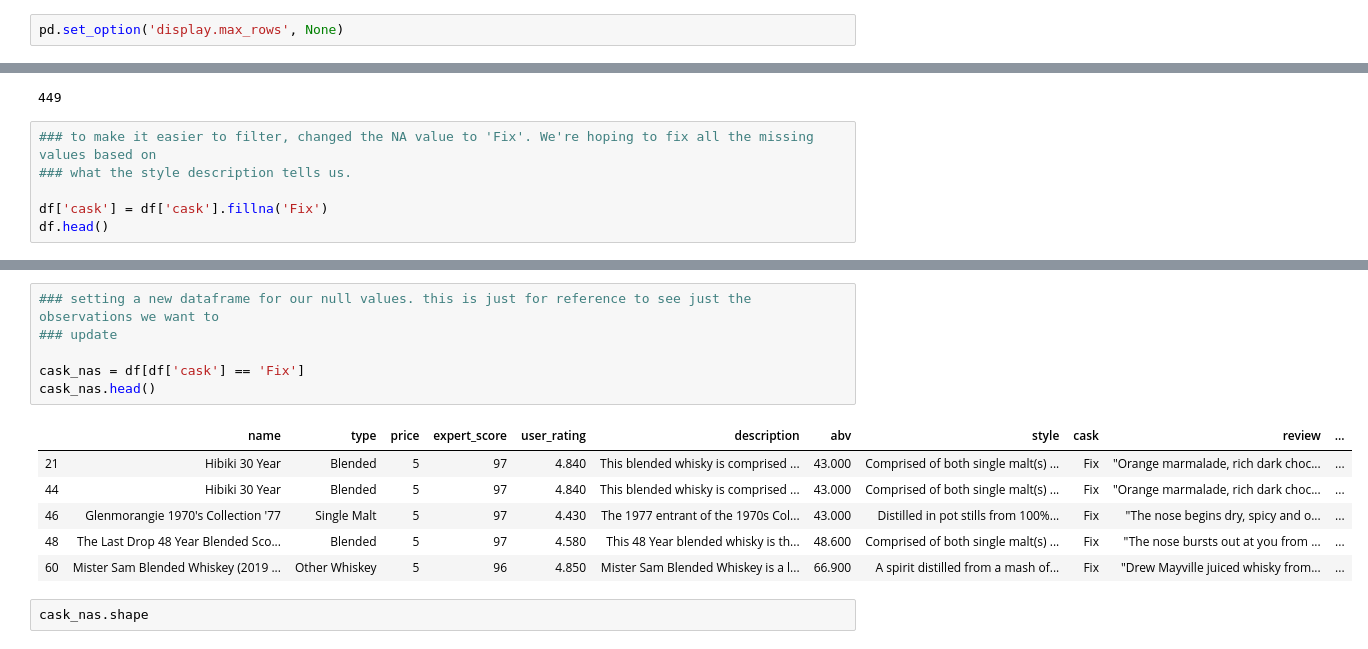
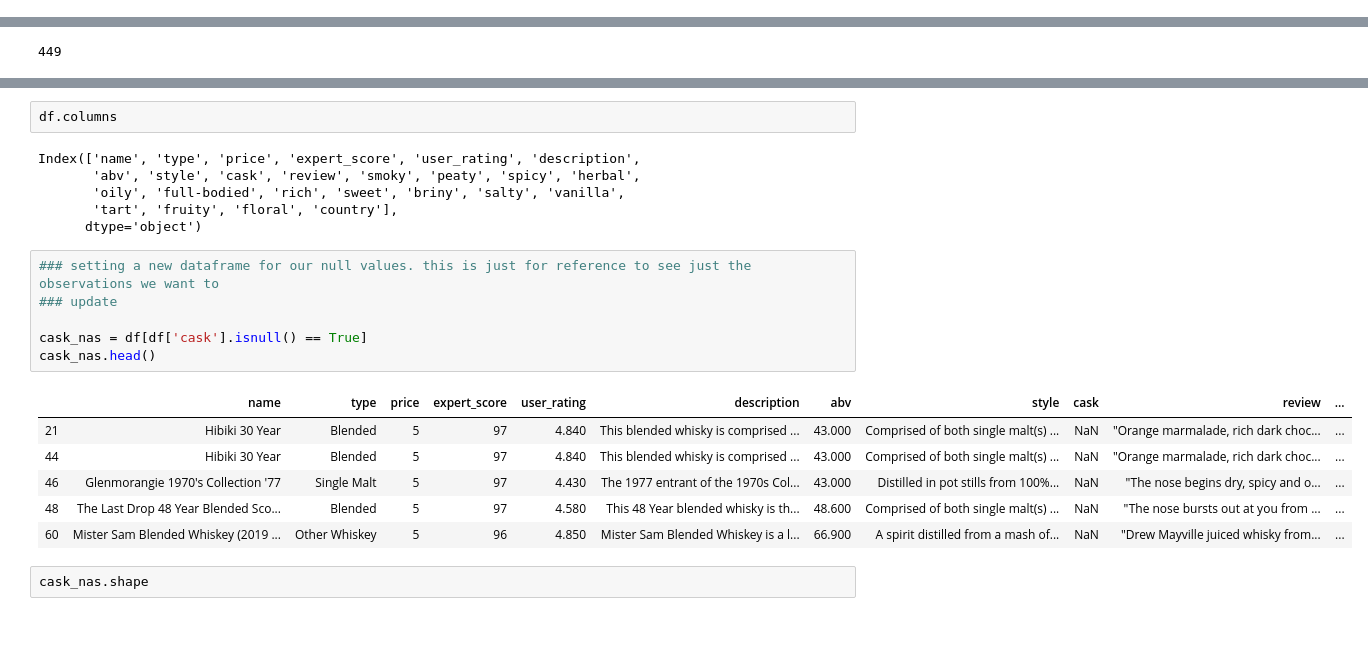
Before and after one commit to mcerow/whiskey_sommelier, a Jupyter notebook: maura-wip/EDA_FEAT_ENGINEER_MC.ipynb, the cells around one changed output, grey strips where cells are left out. Drawn from its saved outputs; the diff is of its cells as text.

```diff
--- a/maura-wip/EDA_FEAT_ENGINEER_MC.ipynb
+++ b/maura-wip/EDA_FEAT_ENGINEER_MC.ipynb
@@ -199,8 +199,6 @@ df.head()
 | 2 | George T. Stagg Bourbon (Fall 2019) | Bourbon | 4 | 98 | 4.590 | George T. Stagg Bourbon (Fall 201... | 58.450 | Produced anywhere in USA; Mash bi... | new, charred American oak | "Lots of oak shows up on the nose... | ... |
 | 3 | Bowmore Mizunara Cask Finish | Peated Single Malt | 5 | 98 | 4.190 | This is the first-ever official I... | 53.900 | 100% malted barley from a single ... | ex-bourbon, ex-sherry, new Mizuna... | "Though the time in Mizunara oak ... | ... |
 | 4 | The Macallan M | Single Malt | 5 | 98 | 4.190 | A 6-litre Lalique decanter of thi... | 47.700 | Distilled in pot stills from 100%... | sherry oak casks | "The aroma is that pleasing bouqu... | ... |
-# %%
-pd.set_option('display.max_rows', None)
 # %%
 ### A lot of the style observations include the cask. The plan is to parse through the styles to pull out the cask
 ### details for each null value.
@@ -214,9 +212,3 @@ df['style'].iloc[0]
 df['cask'].isnull().sum()
 # %% [output]
 449
-# %%
-### to make it easier to filter, changed the NA value to 'Fix'. We're hoping to fix all the missing values based on
-### what the style description tells us.
-
-df['cask'] = df['cask'].fillna('Fix')
-df.head()
@@ -230,16 +215,24 @@ df.head()
+# %%
+df.columns
+# %% [output]
+Index(['name', 'type', 'price', 'expert_score', 'user_rating', 'description',
+       'abv', 'style', 'cask', 'review', 'smoky', 'peaty', 'spicy', 'herbal',
+       'oily', 'full-bodied', 'rich', 'sweet', 'briny', 'salty', 'vanilla',
+       'tart', 'fruity', 'floral', 'country'],
+      dtype='object')
 # %%
 ### setting a new dataframe for our null values. this is just for reference to see just the observations we want to
 ### update
 
-cask_nas = df[df['cask'] == 'Fix']
+cask_nas = df[df['cask'].isnull() == True]
 cask_nas.head()
 # %% [output]
 |  | name | type | price | expert_score | user_rating | description | abv | style | cask | review | ... |
-| 21 | Hibiki 30 Year | Blended | 5 | 97 | 4.840 | This blended whisky is comprised ... | 43.000 | Comprised of both single malt(s) ... | Fix | "Orange marmalade, rich dark choc... | ... |
-| 44 | Hibiki 30 Year | Blended | 5 | 97 | 4.840 | This blended whisky is comprised ... | 43.000 | Comprised of both single malt(s) ... | Fix | "Orange marmalade, rich dark choc... | ... |
-| 46 | Glenmorangie 1970's Collection '77 | Single Malt | 5 | 97 | 4.430 | The 1977 entrant of the 1970s Col... | 43.000 | Distilled in pot stills from 100%... | Fix | "The nose begins dry, spicy and o... | ... |
-| 48 | The Last Drop 48 Year Blended Sco... | Blended | 5 | 97 | 4.580 | This 48 Year blended whisky is th... | 48.600 | Comprised of both single malt(s) ... | Fix | "The nose bursts out at you from ... | ... |
-| 60 | Mister Sam Blended Whiskey (2019 ... | Other Whiskey | 5 | 96 | 4.850 | Mister Sam Blended Whiskey is a l... | 66.900 | A spirit distilled from a mash of... | Fix | "Drew Mayville juiced whisky from... | ... |
+| 21 | Hibiki 30 Year | Blended | 5 | 97 | 4.840 | This blended whisky is comprised ... | 43.000 | Comprised of both single malt(s) ... | NaN | "Orange marmalade, rich dark choc... | ... |
+| 44 | Hibiki 30 Year | Blended | 5 | 97 | 4.840 | This blended whisky is comprised ... | 43.000 | Comprised of both single malt(s) ... | NaN | "Orange marmalade, rich dark choc... | ... |
+| 46 | Glenmorangie 1970's Collection '77 | Single Malt | 5 | 97 | 4.430 | The 1977 entrant of the 1970s Col... | 43.000 | Distilled in pot stills from 100%... | NaN | "The nose begins dry, spicy and o... | ... |
+| 48 | The Last Drop 48 Year Blended Sco... | Blended | 5 | 97 | 4.580 | This 48 Year blended whisky is th... | 48.600 | Comprised of both single malt(s) ... | NaN | "The nose bursts out at you from ... | ... |
+| 60 | Mister Sam Blended Whiskey (2019 ... | Other Whiskey | 5 | 96 | 4.850 | Mister Sam Blended Whiskey is a l... | 66.900 | A spirit distilled from a mash of... | NaN | "Drew Mayville juiced whisky from... | ... |
 # %%
 cask_nas.shape
 # %% [output]
```
Also changed, not shown: parts of 31 cells of this notebook, 1 other file.
